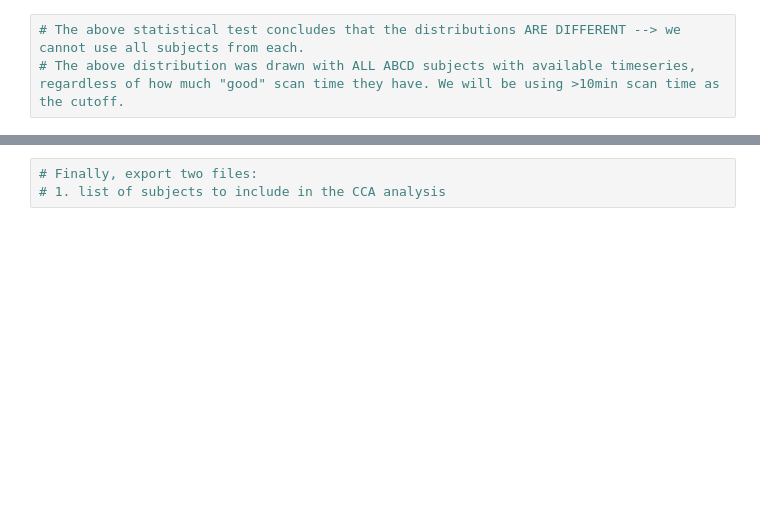
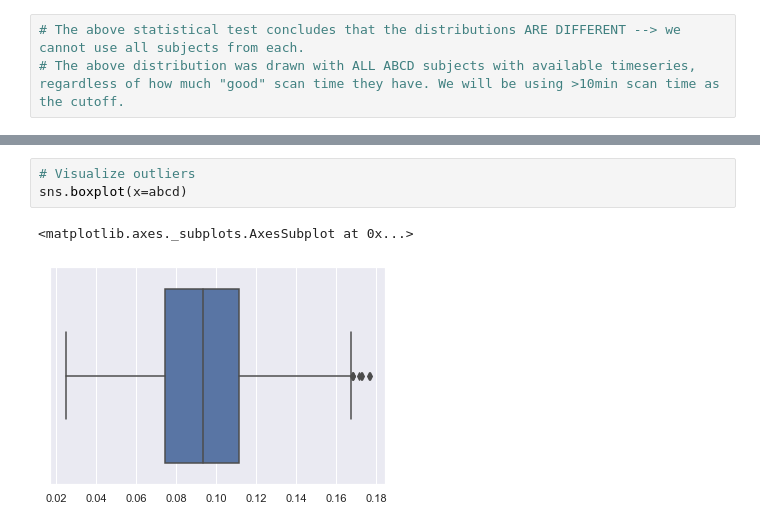
Before and after one commit to nih-fmrif/abcd_cca_replication, a Jupyter notebook: motion/hcp_abcd_motion_analysis.ipynb, the cells around one changed output, grey strips where cells are left out. Cells and saved outputs as stored; diff of their text form; blank space fills up the shorter version.

```diff
--- a/motion/hcp_abcd_motion_analysis.ipynb
+++ b/motion/hcp_abcd_motion_analysis.ipynb
@@ -176,3 +128,6 @@ Ks_2sampResult(statistic=0.18516494117101745, pvalue=2.498042964939321e-13)
-# %%
-# Finally, export two files:
-# 1. list of subjects to include in the CCA analysis
+# %%
+# Visualize outliers
+sns.boxplot(x=abcd)
+# %% [output]
+<matplotlib.axes._subplots.AxesSubplot at 0x...>
+[figure, added]
```
Also changed, not shown: parts of 26 cells of this notebook, 6 other files.
